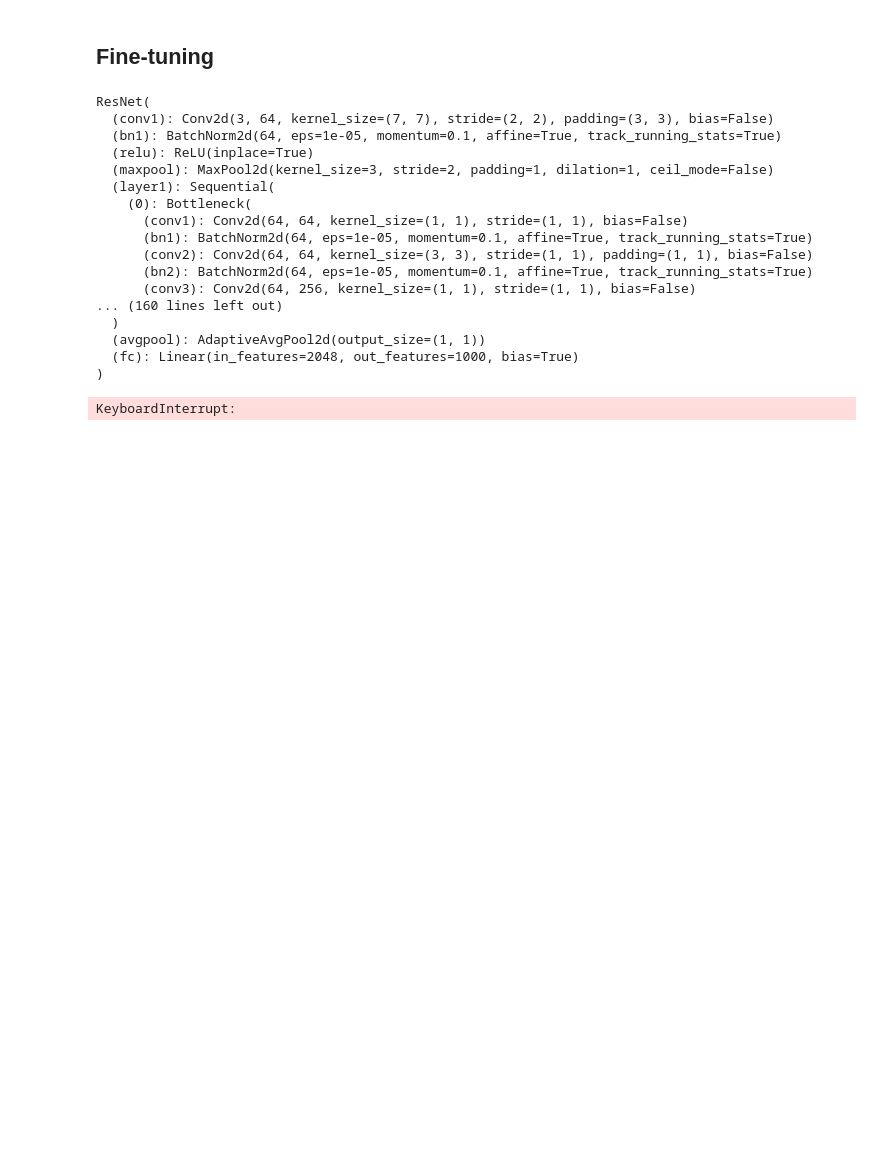
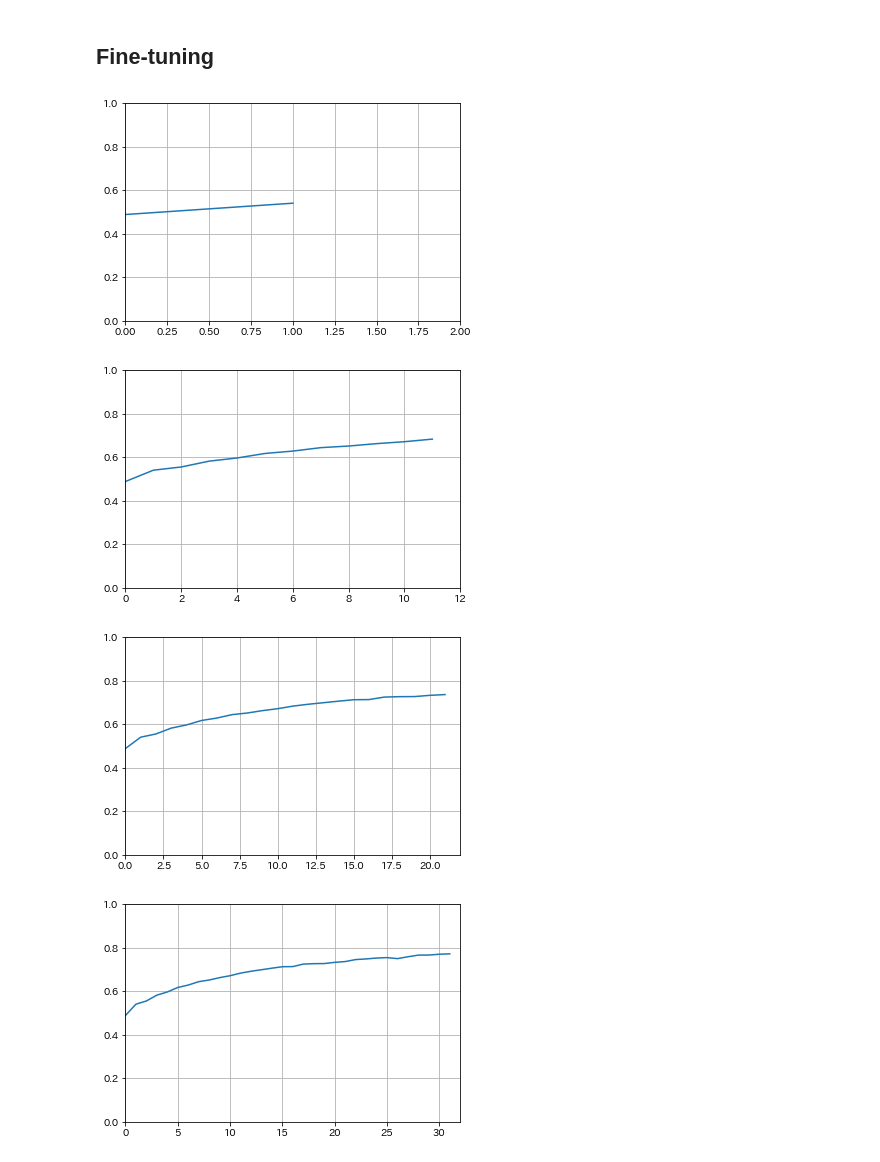
Before and after one commit to Tlab2019/Cassava_Leaf_Disease_Classification, a Jupyter notebook: TYonezu/output/working/Cassava_ResNet_train.ipynb, the cells around one changed output. Saved outputs shown, nothing was run; the diff lists cells and outputs as text; code cells hidden in the pictures; blank space fills up the shorter version.

```diff
--- a/TYonezu/output/working/Cassava_ResNet_train.ipynb
+++ b/TYonezu/output/working/Cassava_ResNet_train.ipynb
@@ -32,11 +30,10 @@ x = pd.read_csv(os.path.join(input_dir, 'train.csv'))
 x["image_path"] = os.path.join(input_dir,"train_images")
 x["image_path"] = x["image_path"].str.cat(x["image_id"], sep=os.path.sep)
 
+train_df = x
+train_df = EqualizeLabels(train_df,NUM=15000)
 
-train, valid = train_test_split(X, y, test_size=0.33, random_state=42)
-
-train_dict = dict( zip(x["image_path"],x["label"]) )
-valid_dict =
+train_dict = dict( zip(train_df["image_path"],train_df["label"]) )
 # %%
 size = (224,224)
 mean = [0.485, 0.456, 0.406]
@@ -48,76 +45,68 @@ BATCH_SIZE = 10
 NUM_WORKERS = 8
 
 train_data = CassavaDataset(train_dict,transform=transform)
-train_data = DataLoader(train_data,batch_size=BATCH_SIZE)
-
-train_data = CassavaDataset(train_dict,transform=transform)
-train_data = DataLoader(train_data,batch_size=BATCH_SIZE)
+train_data = DataLoader(train_data,batch_size=BATCH_SIZE,shuffle=True)
 # %%
-EPOCH_NUM = 100
+EPOCH_NUM = 50
 
 OUT_DIR = os.path.join("..","..","input","cassava-models")
-MODEL_NAME = "ResNet50_cassava_trained_%dEpoch.mdl"
+MODEL_NAME = "ResNet50_cassava_EqualizedLabel_trained_%dEpoch.mdl"
 PATH = os.path.join(OUT_DIR,MODEL_NAME%EPOCH_NUM)
 # %%
 import torchvision.models as models
 
 model = models.resnet50(pretrained=False)
 model.fc = nn.Linear(in_features=2048, out_features=5, bias=True)
-model.
-model
+
+#model
-# %% [output]
-ResNet(
-  (conv1): Conv2d(3, 64, kernel_size=(7, 7), stride=(2, 2), padding=(3, 3), bias=False)
-  (bn1): BatchNorm2d(64, eps=1e-05, momentum=0.1, affine=True, track_running_stats=True)
-  (relu): ReLU(inplace=True)
-  (maxpool): MaxPool2d(kernel_size=3, stride=2, padding=1, dilation=1, ceil_mode=False)
-  (layer1): Sequential(
-    (0): Bottleneck(
-      (conv1): Conv2d(64, 64, kernel_size=(1, 1), stride=(1, 1), bias=False)
-      (bn1): BatchNorm2d(64, eps=1e-05, momentum=0.1, affine=True, track_running_stats=True)
-      (conv2): Conv2d(64, 64, kernel_size=(3, 3), stride=(1, 1), padding=(1, 1), bias=False)
-      (bn2): BatchNorm2d(64, eps=1e-05, momentum=0.1, affine=True, track_running_stats=True)
-      (conv3): Conv2d(64, 256, kernel_size=(1, 1), stride=(1, 1), bias=False)
-... (160 lines left out)
-  )
-  (avgpool): AdaptiveAvgPool2d(output_size=(1, 1))
-  (fc): Linear(in_features=2048, out_features=1000, bias=True)
-)
 # %%
 import torch.optim as optim
 from torch import nn
 
 model = model.cuda()
-model.train()
 
 optimizer = optim.SGD(model.parameters(), lr=0.01)
 criterion = nn.CrossEntropyLoss()
 
-# in your training loop:
+model.train()
+acc_log = {}
 for epoch in tqdm(range(EPOCH_NUM)):
-    loss = 0
+
+    acc = np.array([])
 
     for batch in (train_data):
 
         X = batch[0].cuda()
         y = batch[1].cuda()
-
-
         pred = model(X)
 
         # zero the gradient buffers
         optimizer.zero_grad()
         loss = criterion(pred, y)
         loss.backward()
-
-        loss += loss.item()
         optimizer.step() # Does the update
 
-    print("epoch:",epoch,"|loss:",loss)
+
+        pred_label = ( pred.argmax(axis=1) ).cpu().numpy()
+        y = y.cpu().numpy()
+        acc = np.append(acc, pred_label == y)
+
+    acc_log[epoch] = acc.sum()/len(acc)
+
+    if epoch%10 == 1:
+        pd.Series(acc_log).plot()
+        plt.grid(True)
+        plt.ylim(0,1)
+        plt.xlim(0,EPOCH+1)
+        plt.show()
+
 
 
 if not(os.path.exists(OUT_DIR)):
     os.makedirs(OUT_DIR)
 torch.save(model.state_dict(),PATH)
 # %% [output]
-KeyboardInterrupt:
+[figure, added]
+[figure, added]
+[figure, added]
+[figure, added]
```
Also changed, not shown: parts of 2 cells of this notebook, 5 other files.
